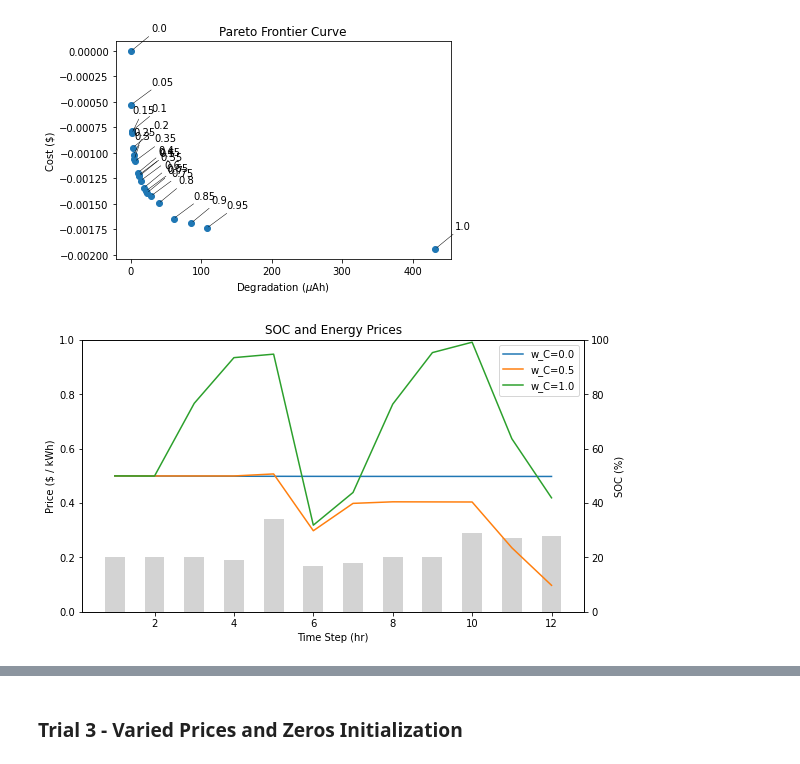
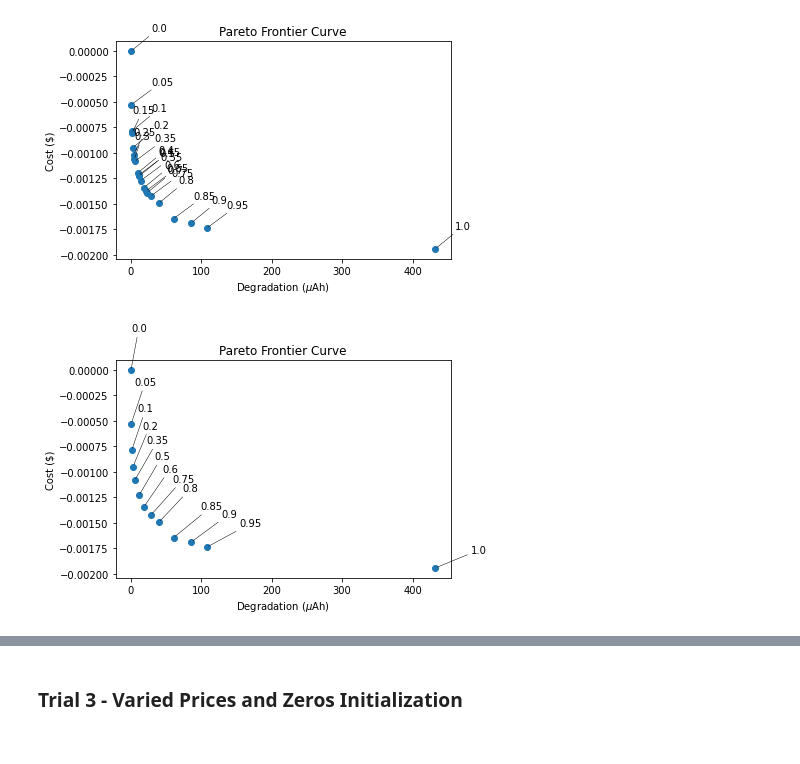
Before and after one commit to jacobazoulay/battery-optimization, a Jupyter notebook: notebooks/Model_Optimization.ipynb, the cells around one changed output, grey strips where cells are left out. Drawn from its saved outputs; the diff is of its cells as text; code cells hidden in the pictures.

```diff
--- a/notebooks/Model_Optimization.ipynb
+++ b/notebooks/Model_Optimization.ipynb
@@ -550,10 +569,9 @@ plotPareto(cachesv)
 21  /  21
 --- 8829.63345527649 seconds ---
 [figure]
-# %%
-# subCaches = (caches[0], caches[1], caches[2], caches[3], caches[4], caches[5], caches[17], caches[19])
-# plotPareto(subCaches)
-
-plotSOCandEnergy((cachesv[0], cachesv[10], cachesv[-1]))
-# %% [output]
-[figure, removed]
+# %%
+subcachesv = (cachesv[0], cachesv[1], cachesv[2], cachesv[4], cachesv[7], cachesv[10], cachesv[12],
+              cachesv[15], cachesv[16], cachesv[17], cachesv[18], cachesv[19], cachesv[20])
+plotPareto(subcachesv)
+# %% [output]
+[figure, added]
```
Also changed, not shown: parts of 9 cells of this notebook.
